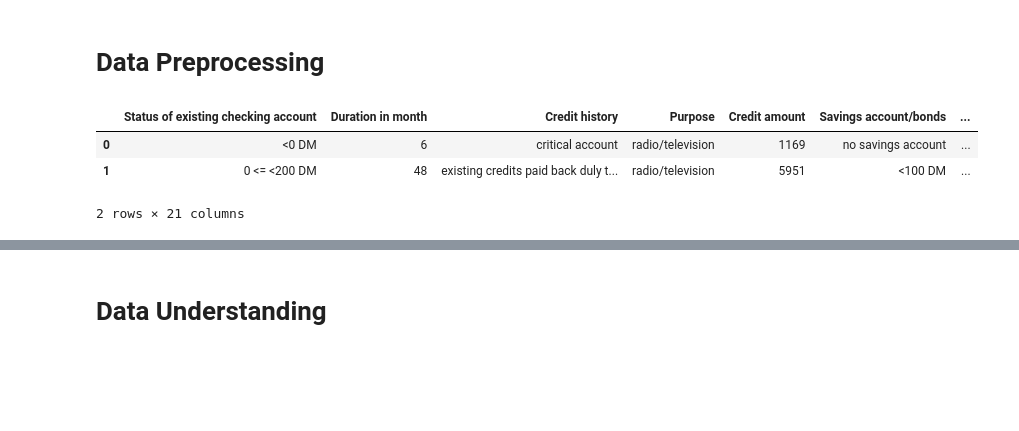
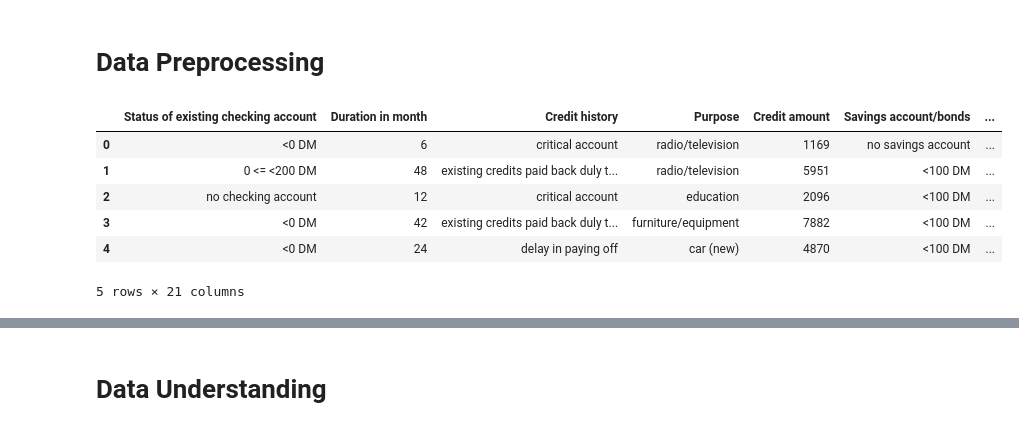
Before and after one commit to abelunbound/CreditRisk726, a Jupyter notebook: com726creditriskassessment.ipynb, the cells around one changed output, grey strips where cells are left out. Drawn from its saved outputs; the diff is of its cells as text; code cells hidden in the pictures; blank space fills up the shorter version.

```diff
--- a/com726creditriskassessment.ipynb
+++ b/com726creditriskassessment.ipynb
@@ -150,46 +118,49 @@ USA Credit Data
 # To proceed we need to map this these keys/entries to their respective descriptions by creating
 # a dictionary with a key-value pair for each feature. The key represents current entry, while values represent description
 # and using the .map() iterative method. The map() method creates a new array populated with
 # the results of calling a provided function on every element in the calling array.
 
 
 
 #Key-Value Pair for 13 categorical features
 Status_of_existing_checking_account={'A14':"no checking account",'A11':"<0 DM", 'A12': "0 <= <200 DM",'A13':">= 200 DM "}
 Credit_history={"A34":"critical account","A33":"delay in paying off","A32":"existing credits paid back duly till now","A31":"all credits at this bank paid back duly","A30":"no credits taken"}
 Purpose={"A40" : "car (new)", "A41" : "car (used)", "A42" : "furniture/equipment", "A43" :"radio/television" , "A44" : "domestic appliances", "A45" : "repairs", "A46" : "education", 'A47' : 'vacation','A48' : 'retraining','A49' : 'business','A410' : 'others'}
 Saving_account={"A65" : "no savings account","A61" :"<100 DM","A62" : "100 <= <500 DM","A63" :"500 <= < 1000 DM", "A64" :">= 1000 DM"}
 Present_employment={'A75':">=7 years", 'A74':"4<= <7 years",  'A73':"1<= < 4 years", 'A72':"<1 years",'A71':"unemployed"}
 Personal_status_and_sex={ 'A95':"female:single",'A94':"male:married/widowed",'A93':"male:single", 'A92':"female:divorced/separated/married", 'A91':"male:divorced/separated"}
 Other_debtors_guarantors={'A101':"none", 'A102':"co-applicant", 'A103':"guarantor"}
 Property={'A121':"real estate", 'A122':"savings agreement/life insurance", 'A123':"car or other", 'A124':"unknown / no property"}
 Other_installment_plans={'A143':"none", 'A142':"store", 'A141':"bank"}
 Housing={'A153':"for free", 'A152':"own", 'A151':"rent"}
 Job={'A174':"management/ highly qualified employee", 'A173':"skilled employee / official", 'A172':"unskilled - resident", 'A171':"unemployed/ unskilled  - non-resident"}
 Telephone={'A192':"yes", 'A191':"none"}
 foreign_worker={'A201':"yes", 'A202':"no"}
 risk={1:"Good Risk", 2:"Bad Risk"}
 
 #Using Map function to replace values in the columns
-df["Status of existing checking account"]=df["Status of existing checking account"].map(Status_of_existing_checking_account)
-df["Credit history"]=df["Credit history"].map(Credit_history)
-df["Purpose"]=df["Purpose"].map(Purpose)
-df["Savings account/bonds"]=df["Savings account/bonds"].map(Saving_account)
-df["Present employment since"]=df["Present employment since"].map(Present_employment)
-df["Personal status and sex"]=df["Personal status and sex"].map(Personal_status_and_sex)
-df["Other debtors / guarantors"]=df["Other debtors / guarantors"].map(Other_debtors_guarantors)
-df["Property"]=df["Property"].map(Property)
-df["Other installment plans"]=df["Other installment plans"].map(Other_installment_plans)
-df["Housing"]=df["Housing"].map(Housing)
-df["Job"]=df["Job"].map(Job)
-df["Telephone"]=df["Telephone"].map(Telephone)
-df["foreign worker"]=df["foreign worker"].map(foreign_worker)
-df["Cost Matrix(Risk)"]=df["Cost Matrix(Risk)"].map(risk)
+ger_credit_df["Status of existing checking account"]=ger_credit_df["Status of existing checking account"].map(Status_of_existing_checking_account)
+ger_credit_df["Credit history"]=ger_credit_df["Credit history"].map(Credit_history)
+ger_credit_df["Purpose"]=ger_credit_df["Purpose"].map(Purpose)
+ger_credit_df["Savings account/bonds"]=ger_credit_df["Savings account/bonds"].map(Saving_account)
+ger_credit_df["Present employment since"]=ger_credit_df["Present employment since"].map(Present_employment)
+ger_credit_df["Personal status and sex"]=ger_credit_df["Personal status and sex"].map(Personal_status_and_sex)
+ger_credit_df["Other debtors / guarantors"]=ger_credit_df["Other debtors / guarantors"].map(Other_debtors_guarantors)
+ger_credit_df["Property"]=ger_credit_df["Property"].map(Property)
+ger_credit_df["Other installment plans"]=ger_credit_df["Other installment plans"].map(Other_installment_plans)
+ger_credit_df["Housing"]=ger_credit_df["Housing"].map(Housing)
+ger_credit_df["Job"]=ger_credit_df["Job"].map(Job)
+ger_credit_df["Telephone"]=ger_credit_df["Telephone"].map(Telephone)
+ger_credit_df["foreign worker"]=ger_credit_df["foreign worker"].map(foreign_worker)
+ger_credit_df["Cost Matrix(Risk)"]=ger_credit_df["Cost Matrix(Risk)"].map(risk)
 
 
-df.head(2)
+ger_credit_df.head(5)
 # %% [output]
 |  | Status of existing checking account | Duration in month | Credit history | Purpose | Credit amount | Savings account/bonds | ... |
 | 0 | <0 DM | 6 | critical account | radio/television | 1169 | no savings account | ... |
 | 1 | 0 <= <200 DM | 48 | existing credits paid back duly t... | radio/television | 5951 | <100 DM | ... |
+| 2 | no checking account | 12 | critical account | education | 2096 | <100 DM | ... |
+| 3 | <0 DM | 42 | existing credits paid back duly t... | furniture/equipment | 7882 | <100 DM | ... |
+| 4 | <0 DM | 24 | delay in paying off | car (new) | 4870 | <100 DM | ... |
-2 rows × 21 columns
+5 rows × 21 columns
```
Also changed, not shown: parts of 31 cells of this notebook, 3 other files.
